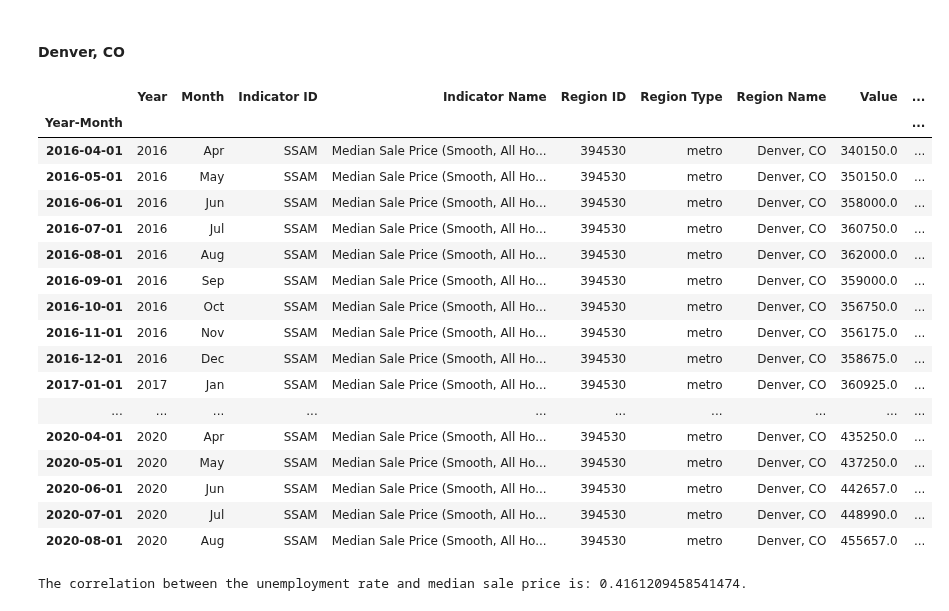
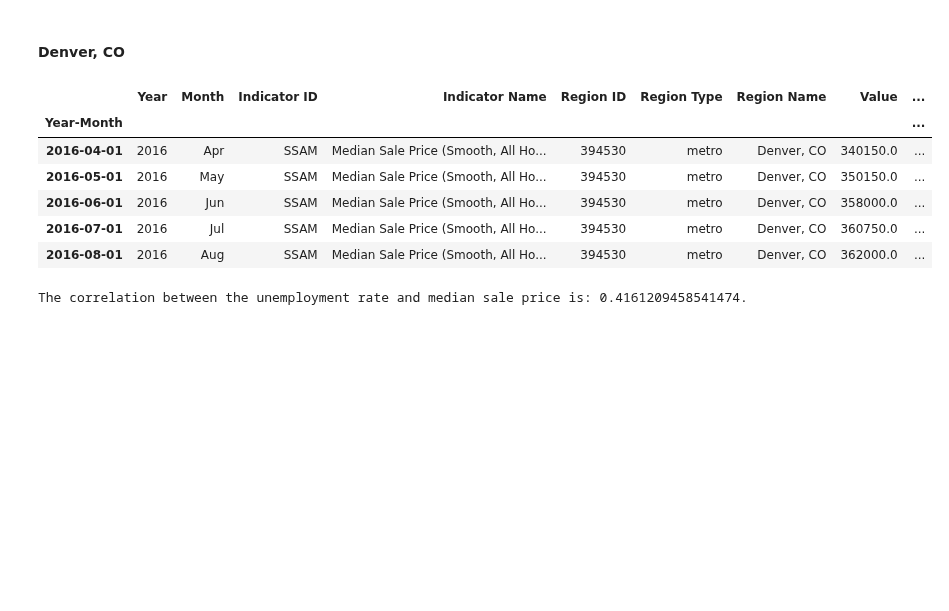
Before and after one commit to binetala/The_Very_Best_Team, a Jupyter notebook: Cole/median_sale_price_analyses.ipynb, the cells around one changed output. Saved outputs shown, nothing was run; the diff lists cells and outputs as text; code cells hidden in the pictures; blank space fills up the shorter version.

```diff
--- a/Cole/median_sale_price_analyses.ipynb
+++ b/Cole/median_sale_price_analyses.ipynb
@@ -79,26 +79,15 @@ greeley_ssam = ssam_df[ssam_df["Region Name"].str.contains("Greeley")].groupby("
 # %% [markdown]
 #### Denver, CO
 # %%
-denver_ssam
+denver_ssam.head()
 # %% [output]
 |  | Year | Month | Indicator ID | Indicator Name | Region ID | Region Type | Region Name | Value | ... |
 | Year-Month |  |  |  |  |  |  |  |  | ... |
 | 2016-04-01 | 2016 | Apr | SSAM | Median Sale Price (Smooth, All Ho... | 394530 | metro | Denver, CO | 340150.0 | ... |
 | 2016-05-01 | 2016 | May | SSAM | Median Sale Price (Smooth, All Ho... | 394530 | metro | Denver, CO | 350150.0 | ... |
 | 2016-06-01 | 2016 | Jun | SSAM | Median Sale Price (Smooth, All Ho... | 394530 | metro | Denver, CO | 358000.0 | ... |
 | 2016-07-01 | 2016 | Jul | SSAM | Median Sale Price (Smooth, All Ho... | 394530 | metro | Denver, CO | 360750.0 | ... |
 | 2016-08-01 | 2016 | Aug | SSAM | Median Sale Price (Smooth, All Ho... | 394530 | metro | Denver, CO | 362000.0 | ... |
-| 2016-09-01 | 2016 | Sep | SSAM | Median Sale Price (Smooth, All Ho... | 394530 | metro | Denver, CO | 359000.0 | ... |
-| 2016-10-01 | 2016 | Oct | SSAM | Median Sale Price (Smooth, All Ho... | 394530 | metro | Denver, CO | 356750.0 | ... |
-| 2016-11-01 | 2016 | Nov | SSAM | Median Sale Price (Smooth, All Ho... | 394530 | metro | Denver, CO | 356175.0 | ... |
-| 2016-12-01 | 2016 | Dec | SSAM | Median Sale Price (Smooth, All Ho... | 394530 | metro | Denver, CO | 358675.0 | ... |
-| 2017-01-01 | 2017 | Jan | SSAM | Median Sale Price (Smooth, All Ho... | 394530 | metro | Denver, CO | 360925.0 | ... |
-| ... | ... | ... | ... | ... | ... | ... | ... | ... | ... |
-| 2020-04-01 | 2020 | Apr | SSAM | Median Sale Price (Smooth, All Ho... | 394530 | metro | Denver, CO | 435250.0 | ... |
-| 2020-05-01 | 2020 | May | SSAM | Median Sale Price (Smooth, All Ho... | 394530 | metro | Denver, CO | 437250.0 | ... |
-| 2020-06-01 | 2020 | Jun | SSAM | Median Sale Price (Smooth, All Ho... | 394530 | metro | Denver, CO | 442657.0 | ... |
-| 2020-07-01 | 2020 | Jul | SSAM | Median Sale Price (Smooth, All Ho... | 394530 | metro | Denver, CO | 448990.0 | ... |
-| 2020-08-01 | 2020 | Aug | SSAM | Median Sale Price (Smooth, All Ho... | 394530 | metro | Denver, CO | 455657.0 | ... |
 # %%
 # Set x,y for correlation and scatter
 den_unemp_x = denver_ssam["Unemployment Rate"]
```
Also changed, not shown: parts of 5 cells of this notebook.
